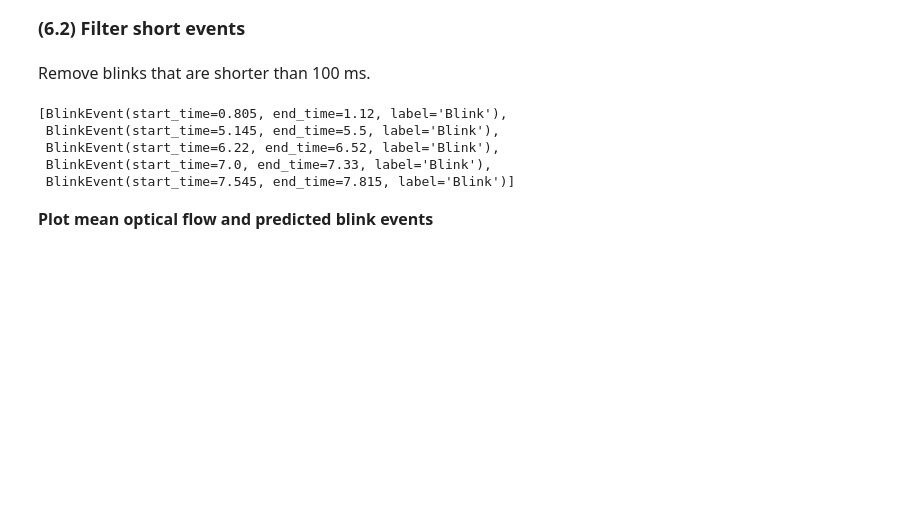
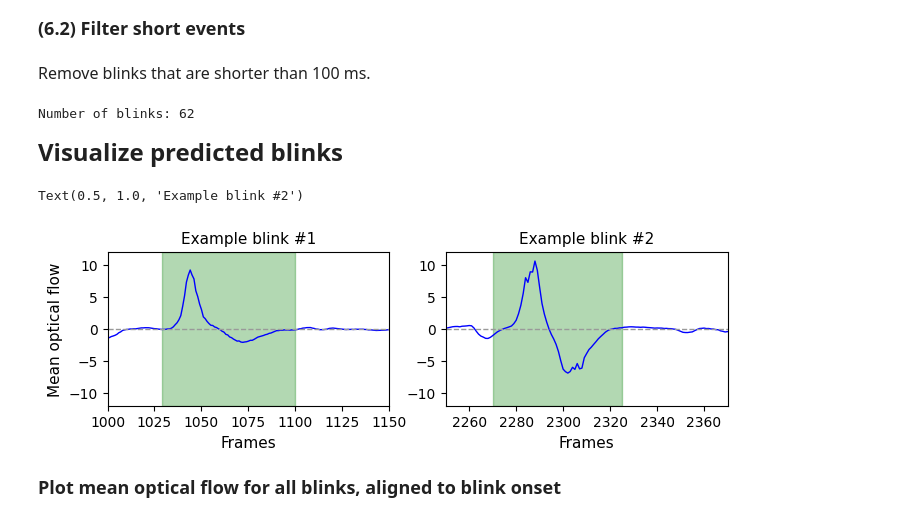
Before and after one commit to tpfffr/neon_blink_detection, a Jupyter notebook: notebooks/neon_blink_detector/blink_detector_pipeline.ipynb, the cells around one changed output. Saved outputs shown, nothing was run; the diff lists cells and outputs as text; code cells hidden in the pictures; blank space fills up the shorter version.

Commit message:
blink detector notebook v1

```diff
--- a/notebooks/neon_blink_detector/blink_detector_pipeline.ipynb
+++ b/notebooks/neon_blink_detector/blink_detector_pipeline.ipynb
@@ -333,7 +129,7 @@ ax.set_xlim(940, 1150)
 <font size = 5>**(5) Discretization** <br><br>
 <font size = 3>Turns class probabilities into discrete class predictions.
 # %%
-prediction = classify(smoothed_proba)
+prediction = classify(smoothed_proba, onset_threshold=0.25, offset_threshold=0.25)
 # %% [markdown]
 <font size = 5>**(6) Conversion to events** <br><br>
 <font size = 3>Consecutive frames classified as blink onsets or blink offsets are compiled into blink onset or blink offset events,<br>
@@ -367,11 +166,47 @@ blink_array_pd = filter_short_events(blink_array_pd, min_len_s, blink_label)
 
 # get blink events
 blink_events = blink_array_pd.blink_events
+
+print("Number of blinks: {}".format(len(blink_events)))
 # %% [output]
-[BlinkEvent(start_time=0.805, end_time=1.12, label='Blink'),
- BlinkEvent(start_time=5.145, end_time=5.5, label='Blink'),
- BlinkEvent(start_time=6.22, end_time=6.52, label='Blink'),
- BlinkEvent(start_time=7.0, end_time=7.33, label='Blink'),
- BlinkEvent(start_time=7.545, end_time=7.815, label='Blink')]
+Number of blinks: 62
+# %% [markdown]
+<font size = 5>**Visualize predicted blinks**
+# %%
+mean_of = np.mean(feature_calculator.of_array, axis=1)
+
+f, ax = plt.subplots(1, 2, figsize=(8, 2))
+
+ax[0].plot(mean_of, color="blue", lw=1)
+ax[0].axhline(0, color=[.6, .6, .6], linestyle="--", linewidth=1)
+
+# plot blink events as horizontal lines
+for iblink in range(len(blink_events)):
+    start = blink_events[iblink].start_time * 200
+    end = blink_events[iblink].end_time * 200
+    ax[0].axvspan(start, end, color="green", alpha=0.3)
+
+ax[0].set_xlim(1000, 1150)
+ax[0].set_ylim(-12, 12)
+ax[0].set_xlabel("Frames", fontsize=11)
+ax[0].set_ylabel("Mean optical flow", fontsize=11)
+ax[0].set_title("Example blink #1", fontsize=11)
+
+ax[1].plot(mean_of, color="blue", lw=1, label='_Hidden label')
+ax[1].axhline(0, color=[.6, .6, .6], linestyle="--", linewidth=1)
+
+# plot blink events as horizontal lines
+for iblink in range(len(blink_events)):
+    start = blink_events[iblink].start_time * 200
+    end = blink_events[iblink].end_time * 200
+    ax[1].axvspan(start, end, color="green", alpha=0.3)
+
+ax[1].set_xlim(2250, 2370)
+ax[1].set_ylim(-12, 12)
+ax[1].set_xlabel("Frames", fontsize=11)
+ax[1].set_title("Example blink #2", fontsize=11)
+# %% [output]
+Text(0.5, 1.0, 'Example blink #2')
+[figure, added]
 # %% [markdown]
-<font size = 3>**Plot mean optical flow and predicted blink events**
+<font size = 4>**Plot mean optical flow for all blinks, aligned to blink onset**
```
Also changed, not shown: parts of 14 cells of this notebook, 3 other files.
